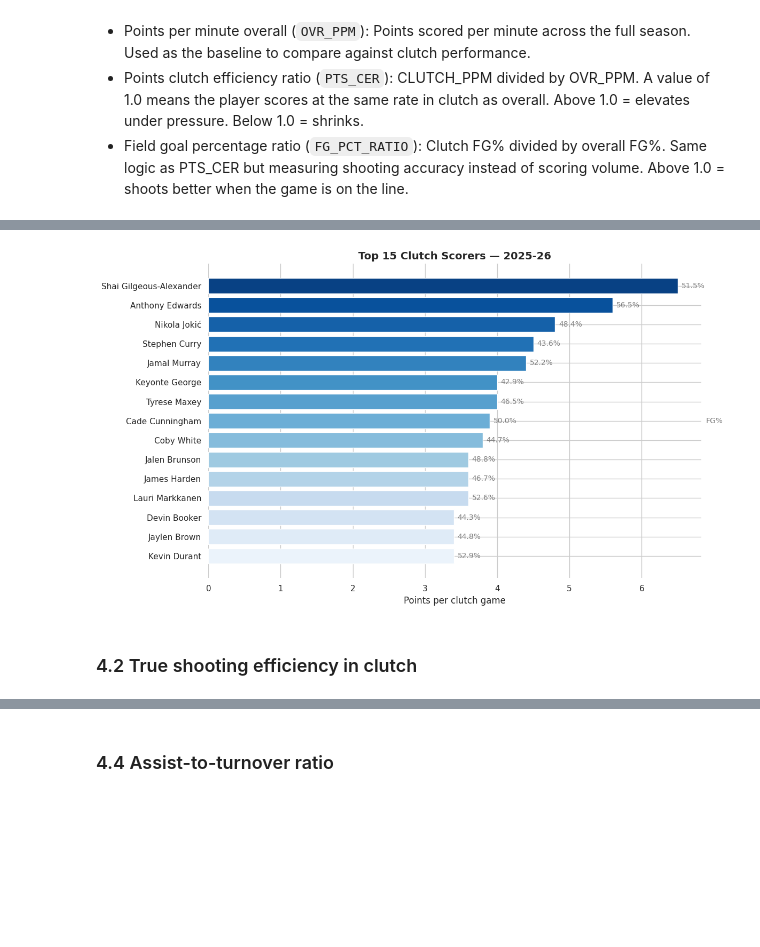
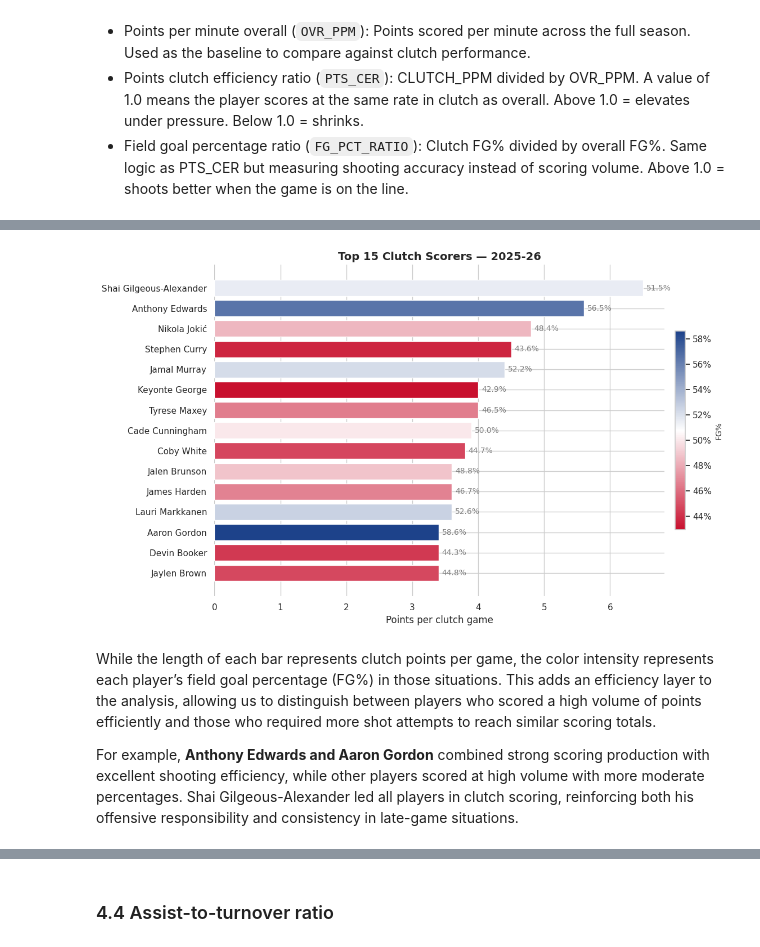
Before and after one commit to AlejandroMMunizC/nba-clutch-dashboard, a Jupyter notebook: nba_clutch_dashboard.ipynb, the cells around one changed output, grey strips where cells are left out. Drawn from its saved outputs; the diff is of its cells as text; code cells hidden in the pictures; blank space fills up the shorter version.

Commit message:
Restructure repo, add outputs/data folders, rewrite README with screenshots, added chars and interpretations.

```diff
--- a/nba_clutch_dashboard.ipynb
+++ b/nba_clutch_dashboard.ipynb
@@ -44,12 +44,17 @@ Or directly inside a notebook cell:
 # Core libraries
 import pandas as pd
 import numpy as np
+import os
 import warnings
 warnings.filterwarnings('ignore')
+
+# Regression
+from numpy.polynomial import polynomial as P
 
 # Visualization
 import matplotlib.pyplot as plt
 import matplotlib.patches as mpatches
+import matplotlib.colors as mcolors
 import seaborn as sns
 import plotly.express as px
 import plotly.graph_objects as go
@@ -62,6 +67,14 @@ from nba_api.stats.endpoints import leaguedashplayerclutch, leaguedashplayerstat
 sns.set_theme(style='whitegrid', palette='muted')
 plt.rcParams['figure.figsize'] = (12, 6)
 plt.rcParams['font.family'] = 'DejaVu Sans'
+nba_cmap = mcolors.LinearSegmentedColormap.from_list('nba', ['#c8102e', '#ffffff', '#1d428a'])
+nba_plotly_scale = ['#c8102e', '#ffffff', '#1d428a']
+
+pd.set_option('display.max_columns', None)
+
+# Ensure output folders exist
+os.makedirs('outputs', exist_ok=True)
+os.makedirs('data', exist_ok=True)
 # %% [markdown]
 ## 2. Data Collection
 
@@ -227,7 +288,7 @@ Name: GP, dtype: float64
 # Clean clutch data
 # Focus on players with a minimum amount of clutch games played and clutch minutes per game to ensure meaningful analysis
 MIN_CLUTCH_MINUTES = 3 # Minimum minutes played per game in clutch situations to be included in the analysis
-MIN_CLUTCH_GAMES = 15 # Minimum games played in clutch situations to be included in the analysis
+MIN_CLUTCH_GAMES = 10 # Minimum games played in clutch situations to be included in the analysis
 
 # Select relevant columns for analysis
 clutch_cols = [
@@ -300,25 +364,38 @@ Merged dataset: 119 players
 # %%
-# ── 4.1 Top 15 Clutch Scorers ─────────────────────────────────────
-top_scorers = df.nlargest(15, 'PTS')[['PLAYER_NAME', 'TEAM_ABBREVIATION', 'PTS', 'FG_PCT']]
+# Top 15 Clutch Scorers
+top_scorers = df.nlargest(15, 'PTS')[['PLAYER_NAME', 'TEAM_ABBREVIATION', 'PTS', 'FG_PCT']].reset_index(drop=True)
 
 fig, ax = plt.subplots(figsize=(12, 7))
-bars = ax.barh(top_scorers['PLAYER_NAME'], top_scorers['PTS'],
-               color=sns.color_palette('Blues_r', len(top_scorers)))
 
-# Color bars by FG%
+# Map FG% to a color scale
+norm = plt.Normalize(top_scorers['FG_PCT'].min(), top_scorers['FG_PCT'].max())
+colors = nba_cmap(norm(top_scorers['FG_PCT']))
+
+bars = ax.barh(top_scorers['PLAYER_NAME'], top_scorers['PTS'], color=colors)
+
+# FG% labels on each bar
 for bar, fg in zip(bars, top_scorers['FG_PCT']):
     ax.text(bar.get_width() + 0.05, bar.get_y() + bar.get_height()/2,
             f'{fg:.1%}', va='center', fontsize=10, color='gray')
 
+# Colorbar legend
+sm = plt.cm.ScalarMappable(cmap=nba_cmap, norm=norm)
+sm.set_array([])
+cbar = plt.colorbar(sm, ax=ax, shrink=0.6, pad=0.02)
+cbar.set_label('FG%', fontsize=10)
+cbar.ax.yaxis.set_major_formatter(plt.FuncFormatter(lambda x, _: f'{x:.0%}'))
+
+
 ax.invert_yaxis()
 ax.set_xlabel('Points per clutch game', fontsize=12)
 ax.set_title(f'Top 15 Clutch Scorers — {SEASON}', fontsize=14, fontweight='bold')
-ax.text(1.01, 0.5, 'FG%', transform=ax.transAxes, va='center', fontsize=10, color='gray')
 sns.despine(left=True, bottom=True)
 plt.tight_layout()
-plt.savefig('top_clutch_scorers.png', dpi=150, bbox_inches='tight')
+plt.savefig('outputs/top_clutch_scorers.png', dpi=150, bbox_inches='tight')
 plt.show()
 # %% [output]
-[figure, old version]
+[figure, new version]
-# %% [markdown]
-### 4.2 True shooting efficiency in clutch
+# %% [markdown]
+While the length of each bar represents clutch points per game, the color intensity represents each player’s field goal percentage (FG%) in those situations. This adds an efficiency layer to the analysis, allowing us to distinguish between players who scored a high volume of points efficiently and those who required more shot attempts to reach similar scoring totals.
+
+For example, **Anthony Edwards and Aaron Gordon** combined strong scoring production with excellent shooting efficiency, while other players scored at high volume with more moderate percentages. Shai Gilgeous-Alexander led all players in clutch scoring, reinforcing both his offensive responsibility and consistency in late-game situations.
```
Also changed, not shown: parts of 39 cells of this notebook, 16 other files.
